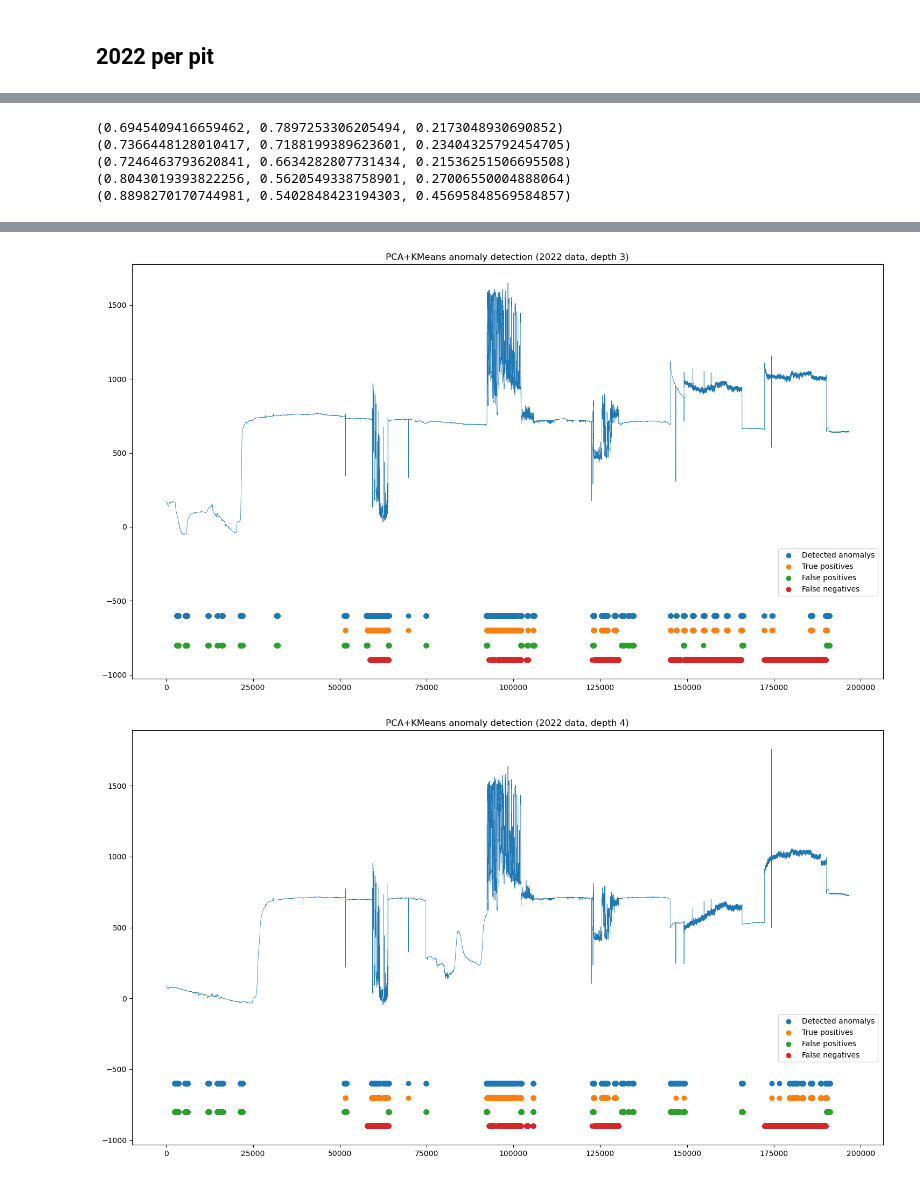
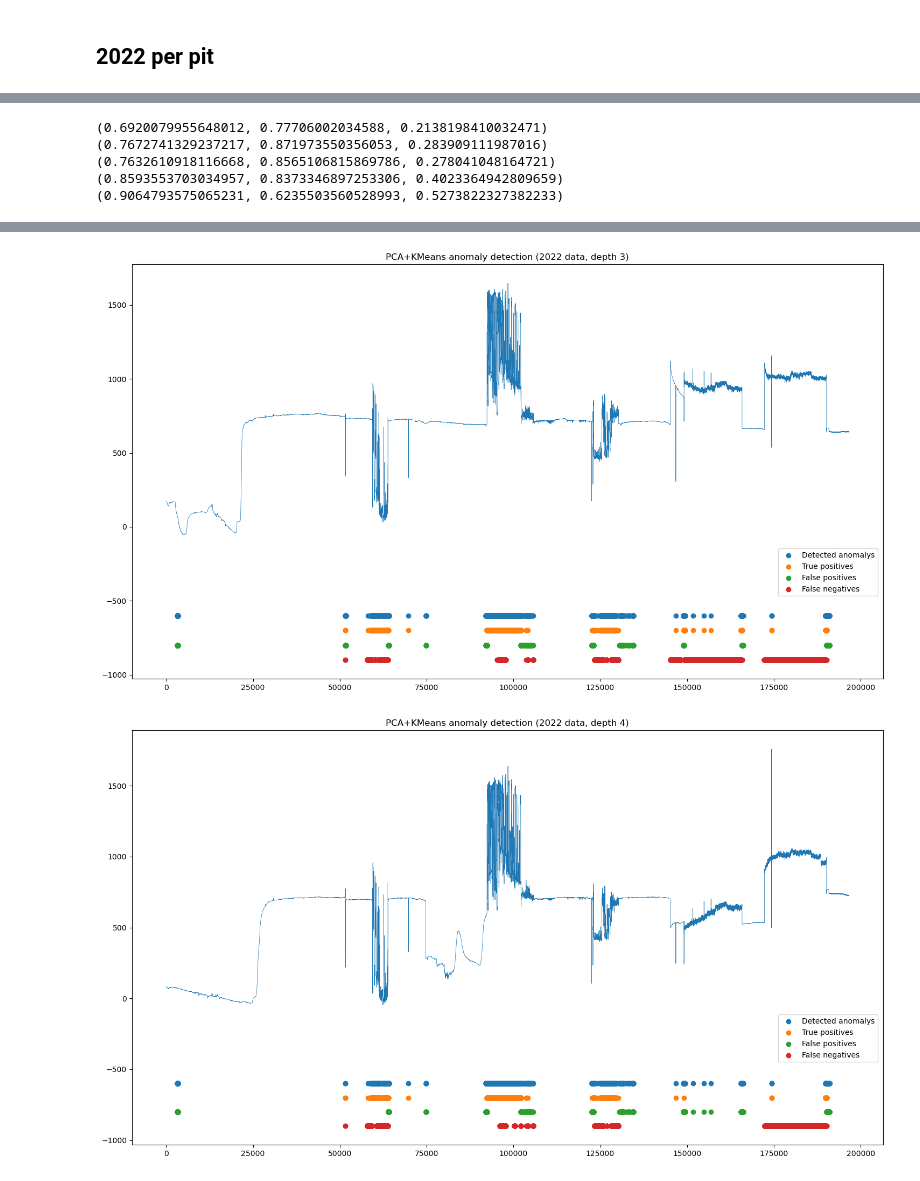
Before and after one commit to ds-redox/redox, a Jupyter notebook: Modeling/gmix.ipynb, the cells around one changed output, grey strips where cells are left out. Drawn from its saved outputs; the diff is of its cells as text; code cells hidden in the pictures.

```diff
--- a/Modeling/gmix.ipynb
+++ b/Modeling/gmix.ipynb
@@ -140,2 +149,8 @@ all_training_data = pd.read_csv('../../Data/Training/Raw_training_data_full.csv'
 training_data_2022 = all_training_data.loc[all_training_data['TIMESTAMP'] < datetime(2023, 1,1, 0, 0, 0), :]
 training_data_2023 = all_training_data.loc[all_training_data['TIMESTAMP'] >= datetime(2023, 1,1, 0, 0, 0), :]
+# %%
+df = add_fluctuation_peaks(training_data_2023, 40)
+d = 1
+plt.figure(figsize=(18,10))
+plt.plot(df[f'Redox_Avg({d})'])
+plt.scatter(df[df[f'Redox_Avg_Fluctuation({d})'] == True].index, df[df[f'Redox_Avg_Fluctuation({d})'] == True][f'Redox_Avg({d})'], c='red')
@@ -147,8 +165,9 @@ pca_components = 5
 outliers_fraction = 0.37
 random_state = 10
 pca_data = filter_pca_data(training_data_2022)
+pca_scores = get_pca_scores(pca_data, pca_components)
 
-anomaly_data = pca_gmix(pca_data, training_data_2022, n_clusters, pca_components, outliers_fraction, random_state)
+anomaly_data = pca_gmix(pca_scores, training_data_2022, n_clusters, pca_components, outliers_fraction, random_state)
 true_positives, true_negatives, false_positives, false_negatives = get_acc_metric_dfs(anomaly_data)
 acc, prec, rec = get_acc_metrics((true_positives, true_negatives, false_positives, false_negatives))
 print(f'Components: {pca_components}, clusters: {n_clusters}, acc: {acc}, precision: {prec}, recall: {rec}')
@@ -182,10 +201,11 @@ Components: 5, clusters: 3, acc: 0.9101668794409208, precision: 0.88740119595848
 # %%
 outliers_fraction = 0.37
 pca_data = filter_pca_data(training_data_2022)
+pca_scores = get_pca_scores(pca_data, pca_components)
 
 for components in range(4,8):
     for clusters in range(2,8):
-        anomaly_data = pca_gmix(pca_data, training_data_2022, clusters, components, outliers_fraction, random_state=10)
+        anomaly_data = pca_gmix(pca_scores, training_data_2022, clusters, components, outliers_fraction, random_state=10)
         acc, prec, rec = get_acc_metrics(get_acc_metric_dfs(anomaly_data))
         print(f'Components: {components}, clusters: {clusters}, acc: {acc}, precision: {prec}, recall: {rec}')
 # %% [output]
@@ -215,8 +235,9 @@ for pit in range(1,5):
     pca_components = 5
     outliers_fraction = 0.10
     pca_data = filter_pca_data(data)
+    pca_scores = get_pca_scores(pca_data, pca_components)
 
-    anomaly_data = pca_gmix(pca_data, data, n_clusters, pca_components, outliers_fraction, 10)
+    anomaly_data = pca_gmix(pca_scores, data, n_clusters, pca_components, outliers_fraction, 10)
     true_positives, true_negatives, false_positives, false_negatives = get_acc_metric_dfs(anomaly_data)
     acc, prec, rec = get_acc_metrics((true_positives, true_negatives, false_positives, false_negatives))
     print(f'Pit: {pit}, components: {pca_components}, clusters: {n_clusters}, acc: {acc}, precision: {prec}, recall: {rec}')
@@ -248,8 +269,9 @@ for d in range(1,6):
     depths = [1,2,3,4,5]
     depths.remove(d)
     pca_data = filter_pca_data(training_data_2022, depths)
+    pca_scores = get_pca_scores(pca_data, pca_components)
 
-    anomaly_data = pca_gmix(pca_data, training_data_2022, n_clusters, pca_components, outliers_fraction, random_state)
+    anomaly_data = pca_gmix(pca_scores, training_data_2022, n_clusters, pca_components, outliers_fraction, random_state)
     true_positives, true_negatives, false_positives, false_negatives = get_ind_depth_acc_metric_dfs(anomaly_data, d)
     print(get_acc_metrics((true_positives, true_negatives, false_positives, false_negatives)))
 
@@ -262,8 +284,8 @@ for d in range(1,6):
     plt.title(f'PCA+KMeans anomaly detection (2022 data, depth {d})')
     plt.legend(loc=(0.86,0.2))
 # %% [output]
-(0.6945409416659462, 0.7897253306205494, 0.2173048930690852)
-(0.7366448128010417, 0.7188199389623601, 0.23404325792454705)
-(0.7246463793620841, 0.6634282807731434, 0.21536251506695508)
-(0.8043019393822256, 0.5620549338758901, 0.27006550004888064)
-(0.8898270170744981, 0.5402848423194303, 0.45695848569584857)
+(0.6920079955648012, 0.77706002034588, 0.2138198410032471)
+(0.7672741329237217, 0.871973550356053, 0.283909111987016)
+(0.7632610918116668, 0.8565106815869786, 0.278041048164721)
+(0.8593553703034957, 0.8373346897253306, 0.4023364942809659)
+(0.9064793575065231, 0.6235503560528993, 0.5273822327382233)
@@ -272,2 +294,2 @@ for d in range(1,6):
-[figure, old version]
+[figure, new version]
-[figure, old version]
+[figure, new version]
```
Also changed, not shown: parts of 9 cells of this notebook.
